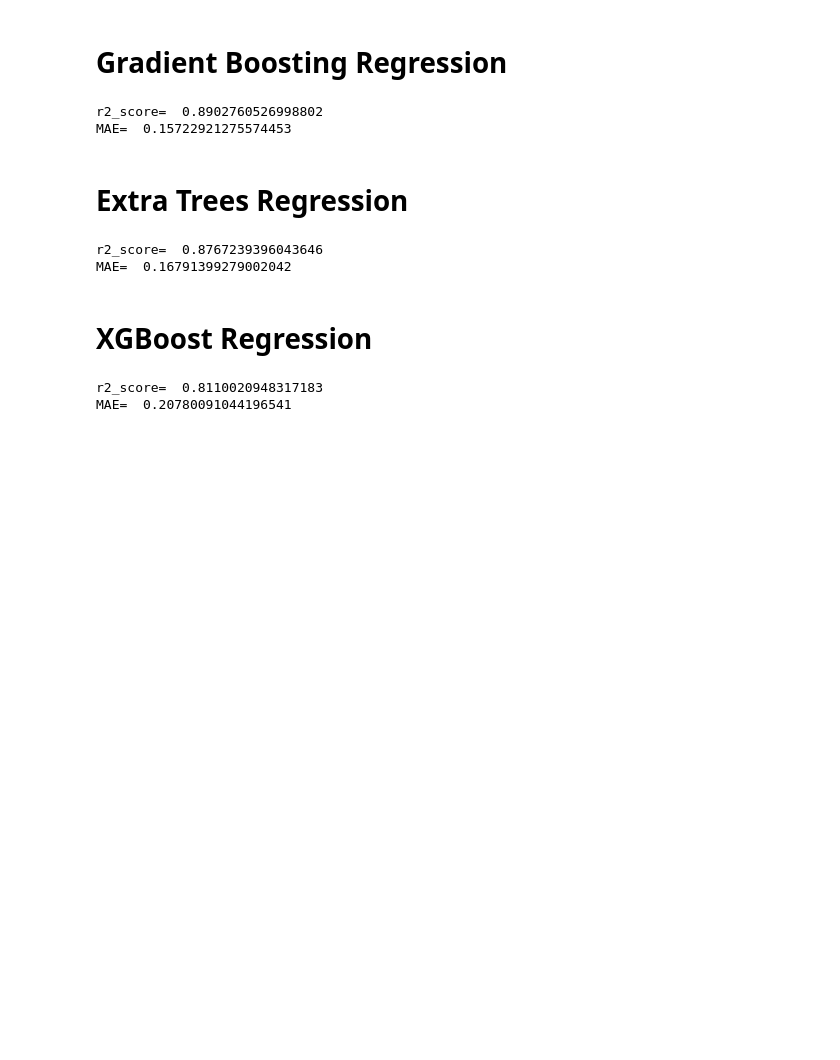
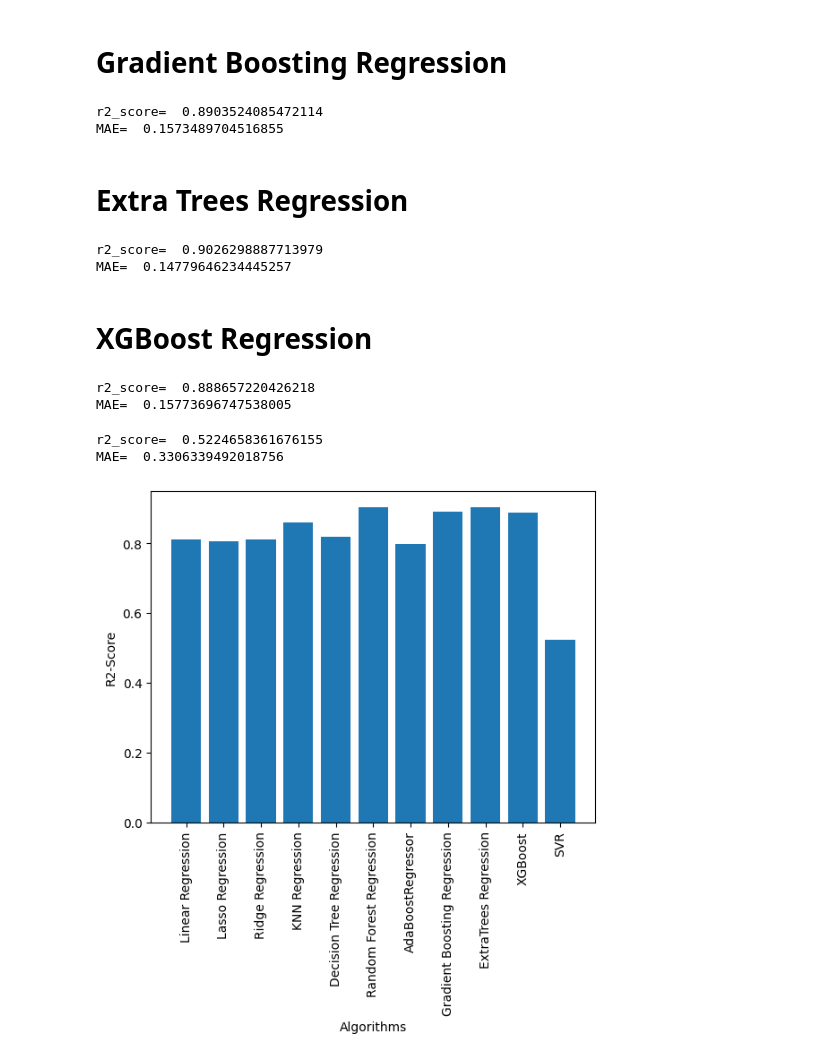
Before and after one commit to Hassan13361/Laptop-Price-Predicter, a Jupyter notebook: Laptop-Price-Predictor.ipynb, the cells around one changed output. Cells and saved outputs as stored; diff of their text form; code cells hidden in the pictures; blank space fills up the shorter version.

Commit message:
Implemented all the regression algorithms and found RandomForest Regressor best among them

```diff
--- a/Laptop-Price-Predictor.ipynb
+++ b/Laptop-Price-Predictor.ipynb
@@ -1049,7 +1061,7 @@ step1=ColumnTransformer(
     transformers=[('col_tnf',OneHotEncoder(sparse_output=False,drop='first'),[0,1,3,8,11])
                   ],remainder='passthrough')
 
-step2=GradientBoostingRegressor(),param_grid=param_grid['GradientBoostingRegressor'],cv=5,scoring='r2')
+step2=RandomizedSearchCV(estimator=GradientBoostingRegressor(),param_distributions=param_grid['GradientBoostingRegressor'],cv=5,scoring='r2')
 
 pipe=Pipeline([
     ('step1',step1),
@@ -1067,8 +1079,8 @@ r2_score_list.append(r2score)
 mae_list.append(mae)
 algo.append("Gradient Boosting Regression")
 # %% [output]
-r2_score=  0.8902760526998802
-MAE=  0.15722921275574453
+r2_score=  0.8903524085472114
+MAE=  0.1573489704516855
 # %% [markdown]
 # Extra Trees Regression
 # %%
@@ -1076,7 +1088,7 @@ step1=ColumnTransformer(
     transformers=[('col_tnf',OneHotEncoder(sparse_output=False,drop='first'),[0,1,3,8,11])
                   ],remainder='passthrough')
 
-step2=ExtraTreesRegressor(n_estimators=100,random_state=3,max_depth=10,max_features=0.75,max_samples=0.5,bootstrap=True)
+step2=RandomizedSearchCV(estimator=ExtraTreesRegressor(),param_distributions=param_grid['ExtraTreesRegressor'],cv=5,scoring='r2')
 
 pipe=Pipeline([
     ('step1',step1),
@@ -1094,16 +1106,41 @@ r2_score_list.append(r2score)
 mae_list.append(mae)
 algo.append("ExtraTrees Regression")
 # %% [output]
-r2_score=  0.8767239396043646
-MAE=  0.16791399279002042
+r2_score=  0.9026298887713979
+MAE=  0.14779646234445257
 # %% [markdown]
 # XGBoost Regression
+# %%
+step1=ColumnTransformer(
+    transformers=[('col_tnf',OneHotEncoder(sparse_output=False,drop='first'),[0,1,3,8,11])
+                  ],remainder='passthrough')
+
+step2=RandomizedSearchCV(estimator=XGBRegressor(),param_distributions=param_grid['xgb_params'],cv=5,scoring='r2')
+
+pipe=Pipeline([
+    ('step1',step1),
+    ('step2',step2),
+])
+
+pipe.fit(X_train,Y_train)
+
+y_pred=pipe.predict(X_test)
+r2score=r2_score(Y_test,y_pred)
+mae=mean_absolute_error(Y_test,y_pred)
+print("r2_score= ",r2score)
+print("MAE= ",mae)
+r2_score_list.append(r2score)
+mae_list.append(mae)
+algo.append("XGBoost")
+# %% [output]
+r2_score=  0.888657220426218
+MAE=  0.15773696747538005
 # %%
 step1=ColumnTransformer(
     transformers=[('col_tnf',OneHotEncoder(sparse_output=False,drop='first'),[0,1,3,8,11])
                   ],remainder='passthrough')
 
-step2=XGBregressor(n_estimators=100,random_state=3,max_depth=10,max_features=0.75)
+step2=SVR(kernel='poly',degree=2,C=100,epsilon=0.01)
 
 pipe=Pipeline([
     ('step1',step1),
@@ -1119,7 +1156,15 @@ print("r2_score= ",r2score)
 print("MAE= ",mae)
 r2_score_list.append(r2score)
 mae_list.append(mae)
-algo.append("Linear Regression")
+algo.append("SVR")
 # %% [output]
-r2_score=  0.8110020948317183
-MAE=  0.20780091044196541
+r2_score=  0.5224658361676155
+MAE=  0.3306339492018756
+# %%
+plt.bar(algo, r2_score_list)
+plt.xlabel('Algorithms')
+plt.ylabel('R2-Score')
+plt.xticks(rotation='vertical')
+plt.show()
+# %% [output]
+[figure, added]
```
Also changed, not shown: parts of 18 cells of this notebook.
